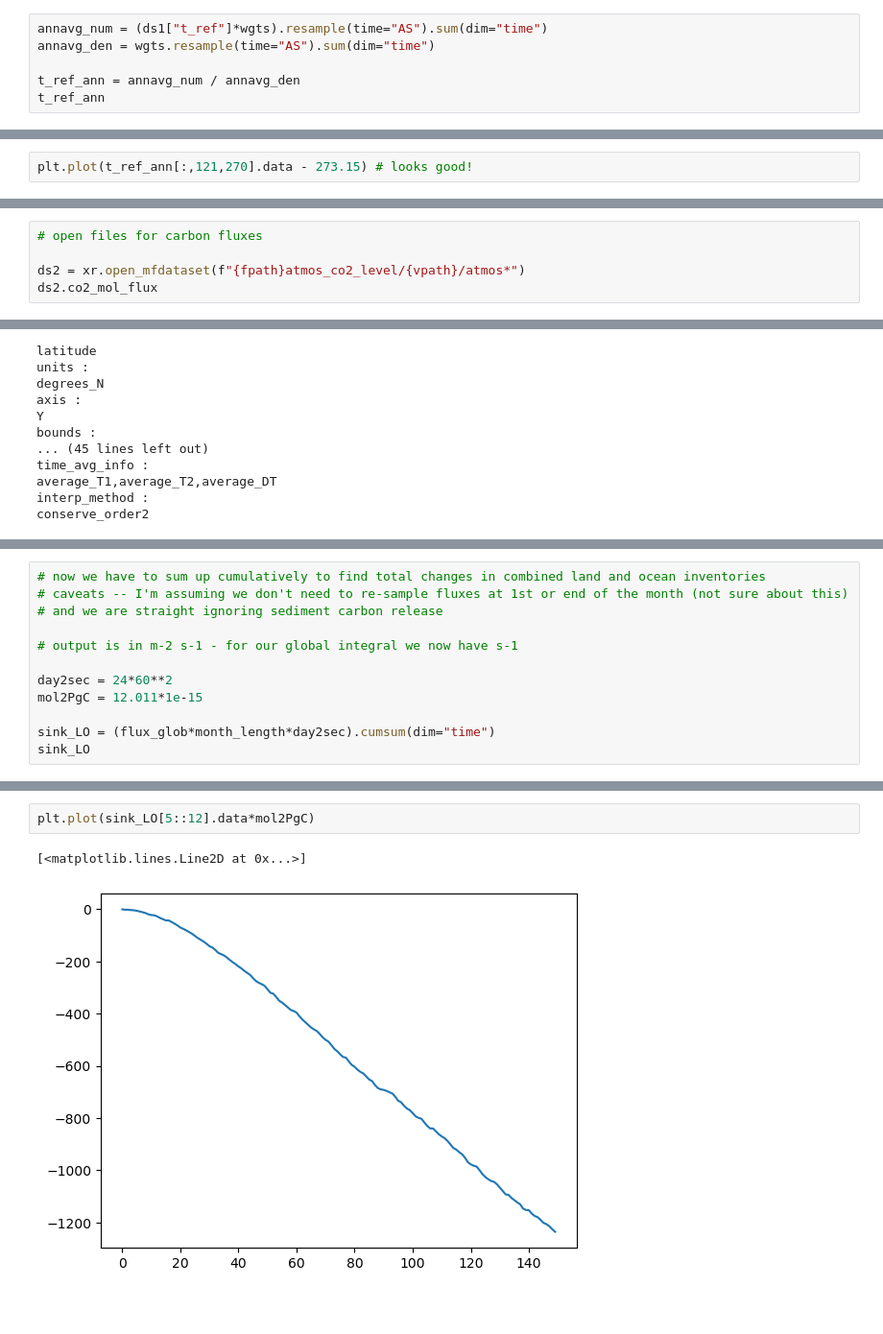
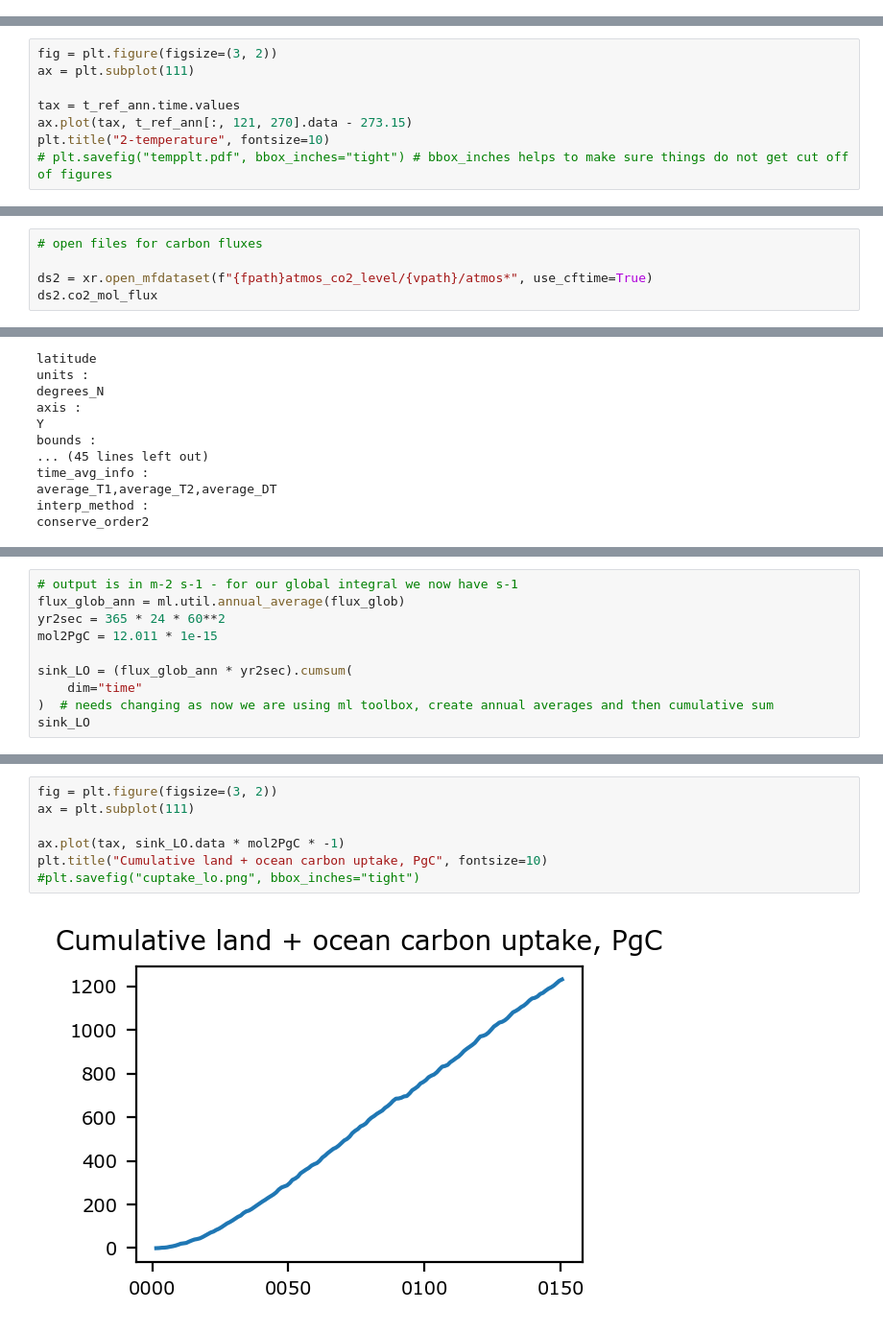
Before and after one commit to keturner8/TCRE-gfdl-esm4, a Jupyter notebook: tcre_initial.ipynb, the cells around one changed output, grey strips where cells are left out. Shown at 96% size. Drawn from its saved outputs; the diff is of its cells as text; blank space fills up the shorter version.

```diff
--- a/tcre_initial.ipynb
+++ b/tcre_initial.ipynb
@@ -100,6 +104,0 @@ Coordinates:
-# %%
-annavg_num = (ds1["t_ref"]*wgts).resample(time="AS").sum(dim="time")
-annavg_den = wgts.resample(time="AS").sum(dim="time")
-
-t_ref_ann = annavg_num / annavg_den
-t_ref_ann
@@ -131,3 +107,9 @@ Attributes: (0)
 # %%
-plt.plot(t_ref_ann[:,121,270].data - 273.15) # looks good!
+fig = plt.figure(figsize=(3, 2))
+ax = plt.subplot(111)
+
+tax = t_ref_ann.time.values
+ax.plot(tax, t_ref_ann[:, 121, 270].data - 273.15)
+plt.title("2-temperature", fontsize=10)
+# plt.savefig("tempplt.pdf", bbox_inches="tight") # bbox_inches helps to make sure things do not get cut off of figures
 # %% [output]
@@ -176,7 +139,7 @@ plt.plot(temp_glob.data-273.15)
 # %%
 # open files for carbon fluxes
 
-ds2 = xr.open_mfdataset(f"{fpath}atmos_co2_level/{vpath}/atmos*")
+ds2 = xr.open_mfdataset(f"{fpath}atmos_co2_level/{vpath}/atmos*", use_cftime=True)
 ds2.co2_mol_flux
 # %% [output]
 <xarray.DataArray 'co2_mol_flux' (time: 1800, lat: 180, lon: 288)> dask.array<concatenate, shape=(1800, 180, 288), dtype=float32, chunksize=(60, 180, 288), chunktype=numpy.ndarray> Coordinates: * lat  ...
@@ -213,13 +177,11 @@ plt.plot(flux_glob.data)
 # %%
-# now we have to sum up cumulatively to find total changes in combined land and ocean inventories
-# caveats -- I'm assuming we don't need to re-sample fluxes at 1st or end of the month (not sure about this)
-# and we are straight ignoring sediment carbon release
+# output is in m-2 s-1 - for our global integral we now have s-1
+flux_glob_ann = ml.util.annual_average(flux_glob)
+yr2sec = 365 * 24 * 60**2
+mol2PgC = 12.011 * 1e-15
 
-# output is in m-2 s-1 - for our global integral we now have s-1
-
-day2sec = 24*60**2
-mol2PgC = 12.011*1e-15
-
-sink_LO = (flux_glob*month_length*day2sec).cumsum(dim="time")
+sink_LO = (flux_glob_ann * yr2sec).cumsum(
+    dim="time"
+)  # needs changing as now we are using ml toolbox, create annual averages and then cumulative sum
 sink_LO
 # %% [output]
@@ -249,6 +203,10 @@ PandasIndex(CFTimeIndex([0001-01-16 12:00:00, 0001-02-15 00:00:00, 0001-03-16 12
 Attributes: (0)
 # %%
-plt.plot(sink_LO[5::12].data*mol2PgC)
+fig = plt.figure(figsize=(3, 2))
+ax = plt.subplot(111)
+
+ax.plot(tax, sink_LO.data * mol2PgC * -1)
+plt.title("Cumulative land + ocean carbon uptake, PgC", fontsize=10)
+#plt.savefig("cuptake_lo.png", bbox_inches="tight")
 # %% [output]
-[<matplotlib.lines.Line2D at 0x...>]
-[figure, old version]
+[figure, new version]
```
Also changed, not shown: parts of 18 cells of this notebook.
